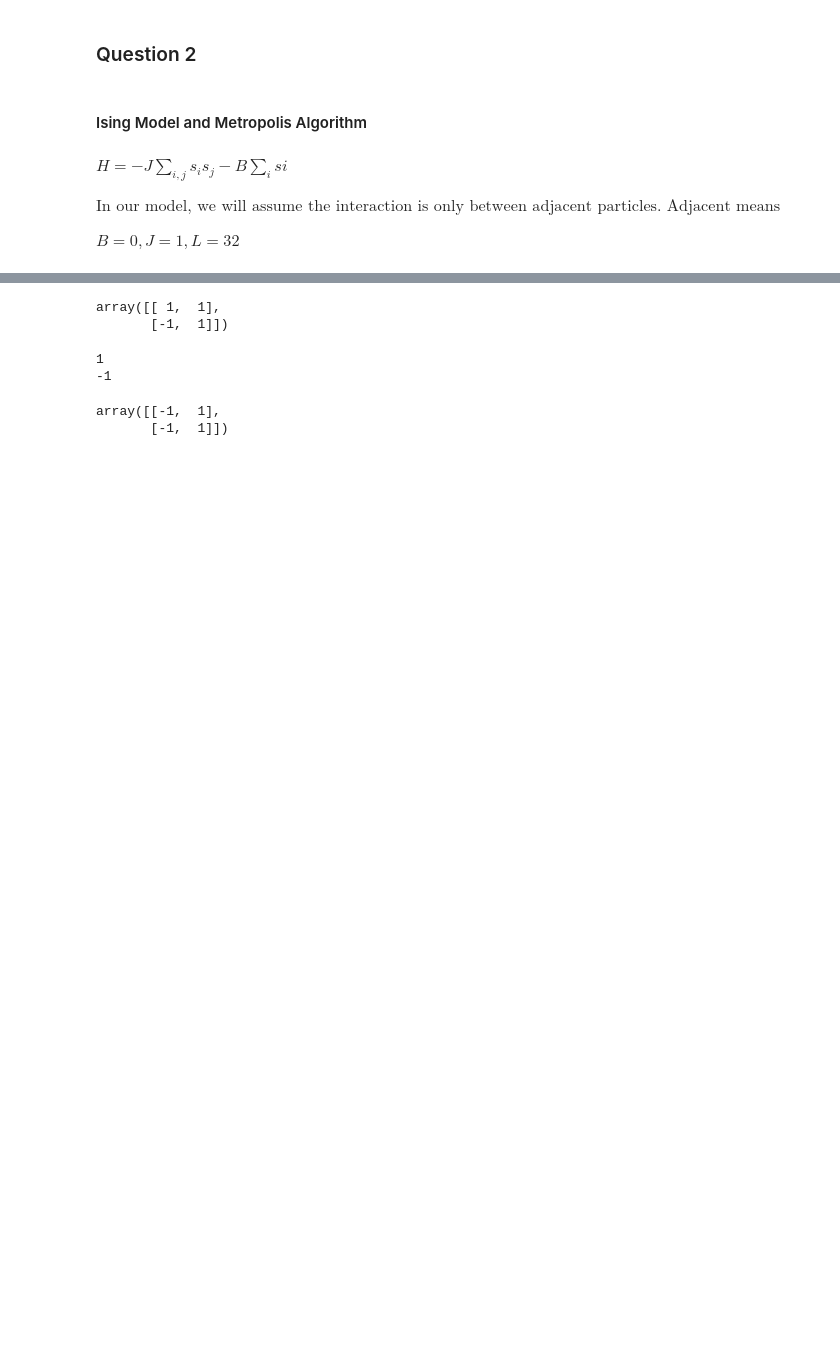
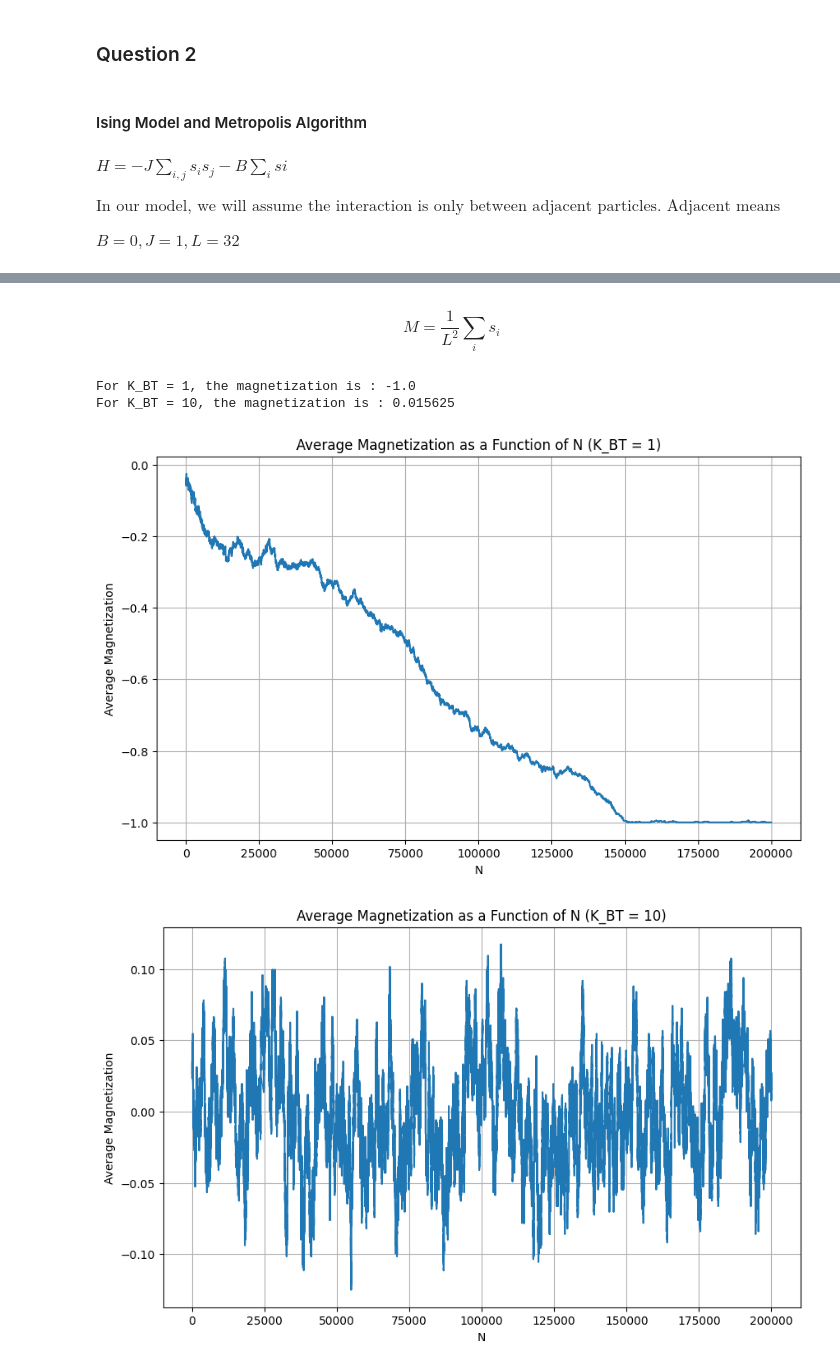
Before and after one commit to GalD101/Numerical-Analysis, a Jupyter notebook: Assignment 10/assignment10.ipynb, the cells around one changed output, grey strips where cells are left out. Drawn from its saved outputs; the diff is of its cells as text; code cells hidden in the pictures; blank space fills up the shorter version.

```diff
--- a/Assignment 10/assignment10.ipynb
+++ b/Assignment 10/assignment10.ipynb
@@ -124 +115,30 @@ beta = 1 / K_BT
+# %%
+def move(grid, magnetization, beta):
+    # Choose a random particle
+    row = np.random.randint(L)
+    col = np.random.randint(L)
+
+    # Calculate adjacent spins
+    spin_above = grid[(row - 1) % L][col]
+    spin_below = grid[(row + 1) % L][col]
+    spin_left = grid[row][(col - 1) % L]
+    spin_right = grid[row][(col + 1) % L]
+
+    # I only need the sum of the neighboring spins
+    sum_spins_neighbors = spin_above + spin_below + spin_left + spin_right
+
+    # trick to calculate the total change in energy
+    delta_E = 2 * grid[row][col] * (J * sum_spins_neighbors + B)
+
+    # To flip or not to flip?
+    mu = np.random.rand()
+    flip_probability = np.exp(-beta * delta_E) # Physical probability to change (Boltzmann)
+    flip = mu < flip_probability
+
+    if delta_E <= 0 or flip:
+        grid[row][col] *= -1
+        magnetization += 2 * grid[row][col] / (L ** 2)
+        return delta_E, magnetization, True # accept
+
+    return 0, magnetization, False # reject
 # %%
@@ -188,17 +176,23 @@ for i in range(N):
-# %%
-grid
-# %% [output]
-array([[ 1,  1],
-       [-1,  1]])
-# %%
-print(grid[0][0])
-grid[0][0] = grid[0][0] - 2 * grid[0][0]
-print(grid[0][0])
-# %% [output]
-1
--1
-# %%
-grid
-# %% [output]
-array([[-1,  1],
-       [-1,  1]])
+# %% [markdown]
+$$ M = \frac{1}{L^2} \sum_i s_i $$
+# %%
+# The results are useless because I tried running the same code multiple times and I get completely different values every time
+print("For K_BT = 1, the magnetization is : " + str(float(M[1][-1]))); # actual result: -1.
+print("For K_BT = 10, the magnetization is : " + str(float(M[10][-1]))); # actual result: is about 0.01386
+# %% [output]
+For K_BT = 1, the magnetization is : -1.0
+For K_BT = 10, the magnetization is : 0.015625
+# %%
+# Plot the average magnetization along the process (as a function of N)
+for val in M.keys():
+    to_plot = M[val]
+    plt.figure(figsize=(10, 6))
+    plt.plot(range(N + 1), to_plot)
+    plt.xlabel("N")
+    plt.ylabel("Average Magnetization")
+    plt.title("Average Magnetization as a Function of N (K_BT = " + str(val) + ")")
+    plt.grid()
+    plt.show()
+# %% [output]
+[figure, added]
+[figure, added]
```
Also changed, not shown: parts of 6 cells of this notebook.
